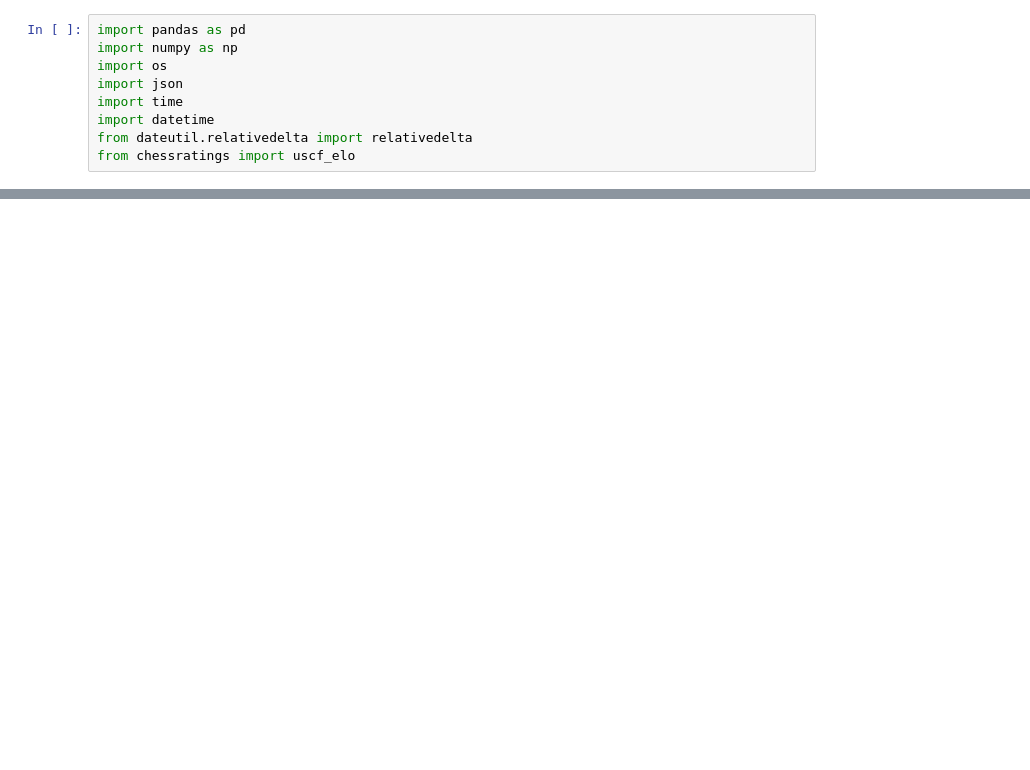
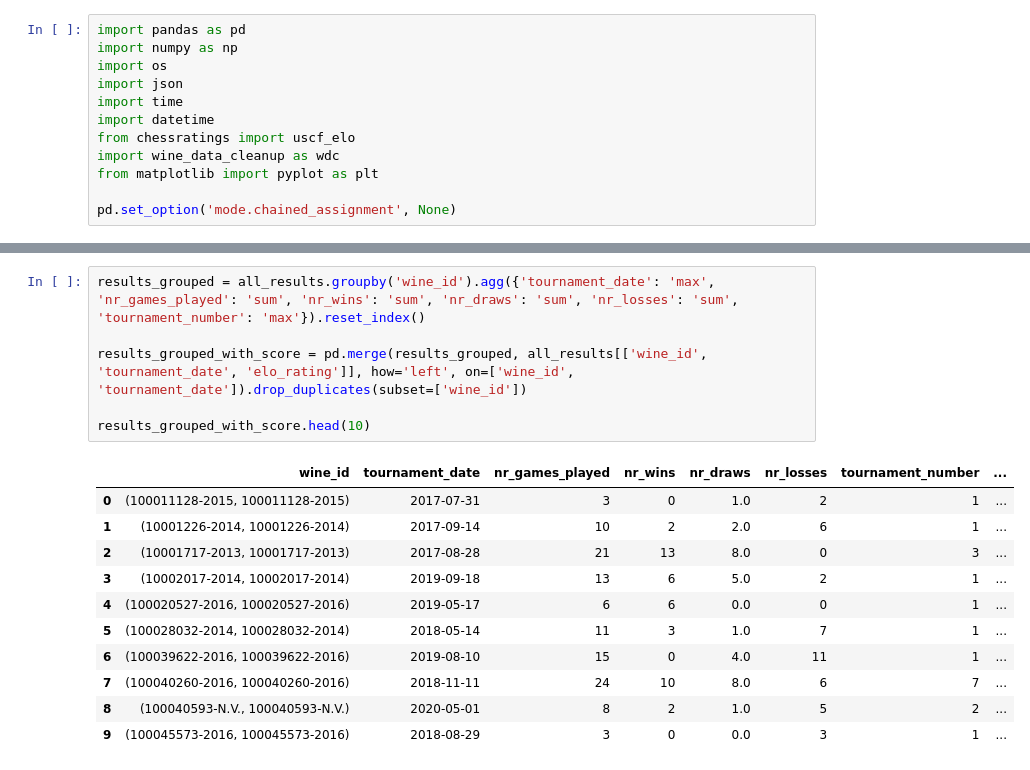
Before and after one commit to RoaldSchuring/WineELO, a Jupyter notebook: wine_elo.ipynb, the cells around one changed output, grey strips where cells are left out. Saved outputs shown, nothing was run; the diff lists cells and outputs as text; blank space fills up the shorter version.

```diff
--- a/wine_elo.ipynb
+++ b/wine_elo.ipynb
@@ -5,5 +5,8 @@ import os
 import json
 import time
 import datetime
-from dateutil.relativedelta import relativedelta
 from chessratings import uscf_elo
+import wine_data_cleanup as wdc
+from matplotlib import pyplot as plt
+
+pd.set_option('mode.chained_assignment', None)
@@ -224,0 +93,18 @@ print(player.initialized_rating)
+# %%
+results_grouped = all_results.groupby('wine_id').agg({'tournament_date': 'max', 'nr_games_played': 'sum', 'nr_wins': 'sum', 'nr_draws': 'sum', 'nr_losses': 'sum', 'tournament_number': 'max'}).reset_index()
+
+results_grouped_with_score = pd.merge(results_grouped, all_results[['wine_id', 'tournament_date', 'elo_rating']], how='left', on=['wine_id', 'tournament_date']).drop_duplicates(subset=['wine_id'])
+
+results_grouped_with_score.head(10)
+# %% [output]
+|  | wine_id | tournament_date | nr_games_played | nr_wins | nr_draws | nr_losses | tournament_number | ... |
+| 0 | (100011128-2015, 100011128-2015) | 2017-07-31 | 3 | 0 | 1.0 | 2 | 1 | ... |
+| 1 | (10001226-2014, 10001226-2014) | 2017-09-14 | 10 | 2 | 2.0 | 6 | 1 | ... |
+| 2 | (10001717-2013, 10001717-2013) | 2017-08-28 | 21 | 13 | 8.0 | 0 | 3 | ... |
+| 3 | (10002017-2014, 10002017-2014) | 2019-09-18 | 13 | 6 | 5.0 | 2 | 1 | ... |
+| 4 | (100020527-2016, 100020527-2016) | 2019-05-17 | 6 | 6 | 0.0 | 0 | 1 | ... |
+| 5 | (100028032-2014, 100028032-2014) | 2018-05-14 | 11 | 3 | 1.0 | 7 | 1 | ... |
+| 6 | (100039622-2016, 100039622-2016) | 2019-08-10 | 15 | 0 | 4.0 | 11 | 1 | ... |
+| 7 | (100040260-2016, 100040260-2016) | 2018-11-11 | 24 | 10 | 8.0 | 6 | 7 | ... |
+| 8 | (100040593-N.V., 100040593-N.V.) | 2020-05-01 | 8 | 2 | 1.0 | 5 | 2 | ... |
+| 9 | (100045573-2016, 100045573-2016) | 2018-08-29 | 3 | 0 | 0.0 | 3 | 1 | ... |
```
Also changed, not shown: parts of 18 cells of this notebook, 4 other files.
